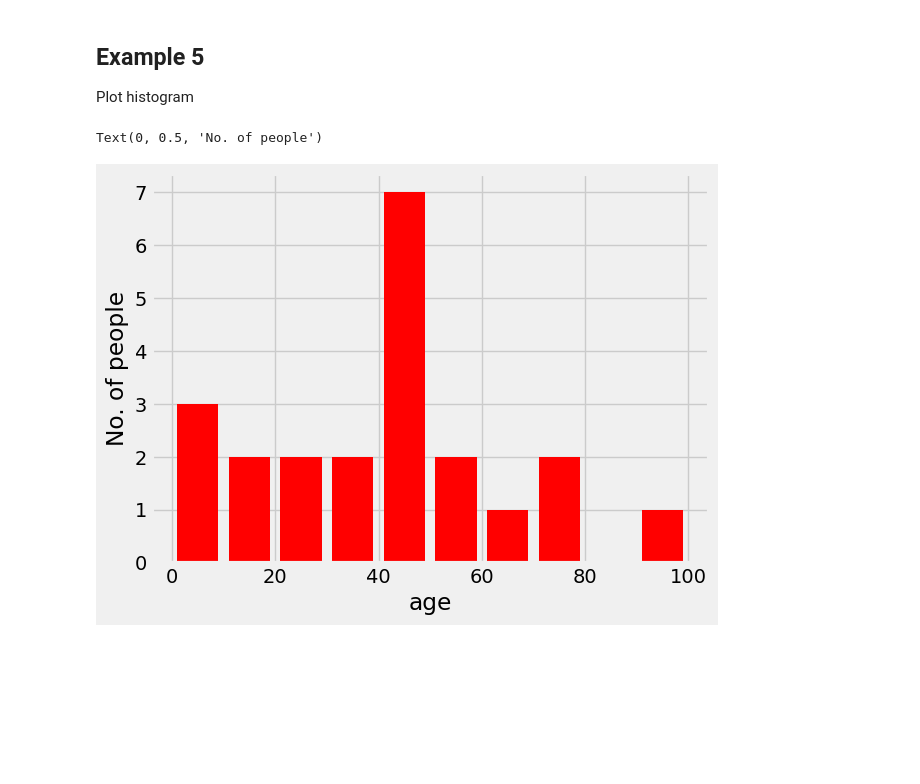
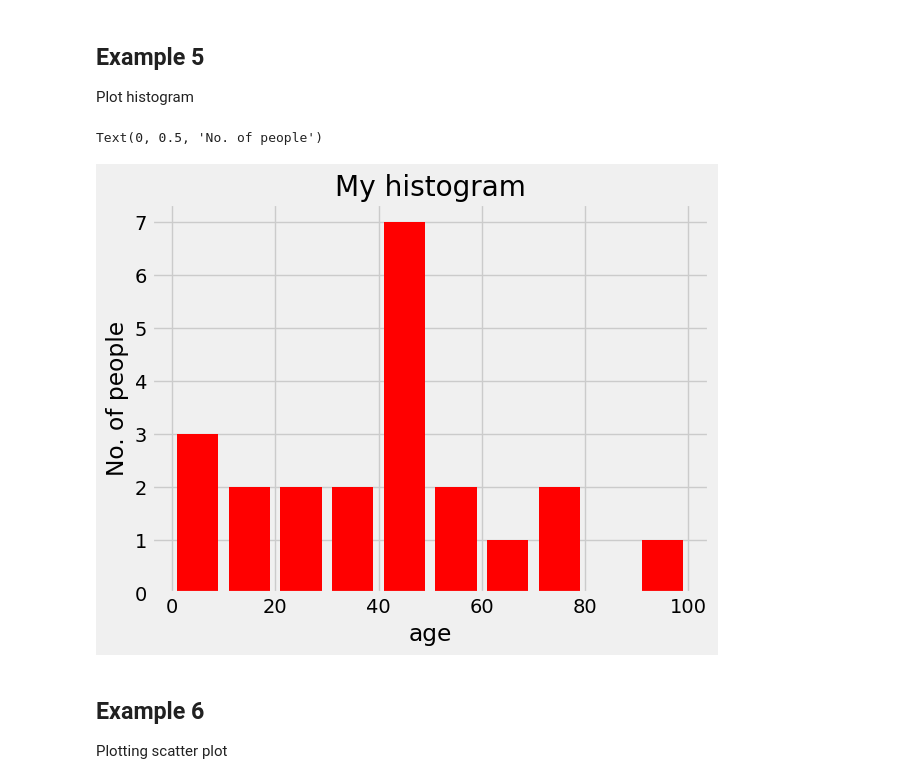
Before and after one commit to Jyotipm05/AI-Mafia---Machine-Learning, a Jupyter notebook: Matplotlib.ipynb, the cells around one changed output. Drawn from its saved outputs; the diff is of its cells as text; code cells hidden in the pictures; blank space fills up the shorter version.

```diff
--- a/Matplotlib.ipynb
+++ b/Matplotlib.ipynb
@@ -204,10 +204,15 @@ bins = 10
 # %%
 # plotting a histogram
 plt.hist(ages, bins, range, color="red", histtype="bar", rwidth=0.8)
+plt.title('My histogram')
 plt.xlabel("age")
 plt.ylabel("No. of people")
 # %% [output]
 Text(0, 0.5, 'No. of people')
-[figure, old version]
+[figure, new version]
 # %%
 plt.close()
+# %% [markdown]
+## Example 6
+
+Plotting scatter plot
```
Also changed, not shown: parts of 20 cells of this notebook, 1 other file.
